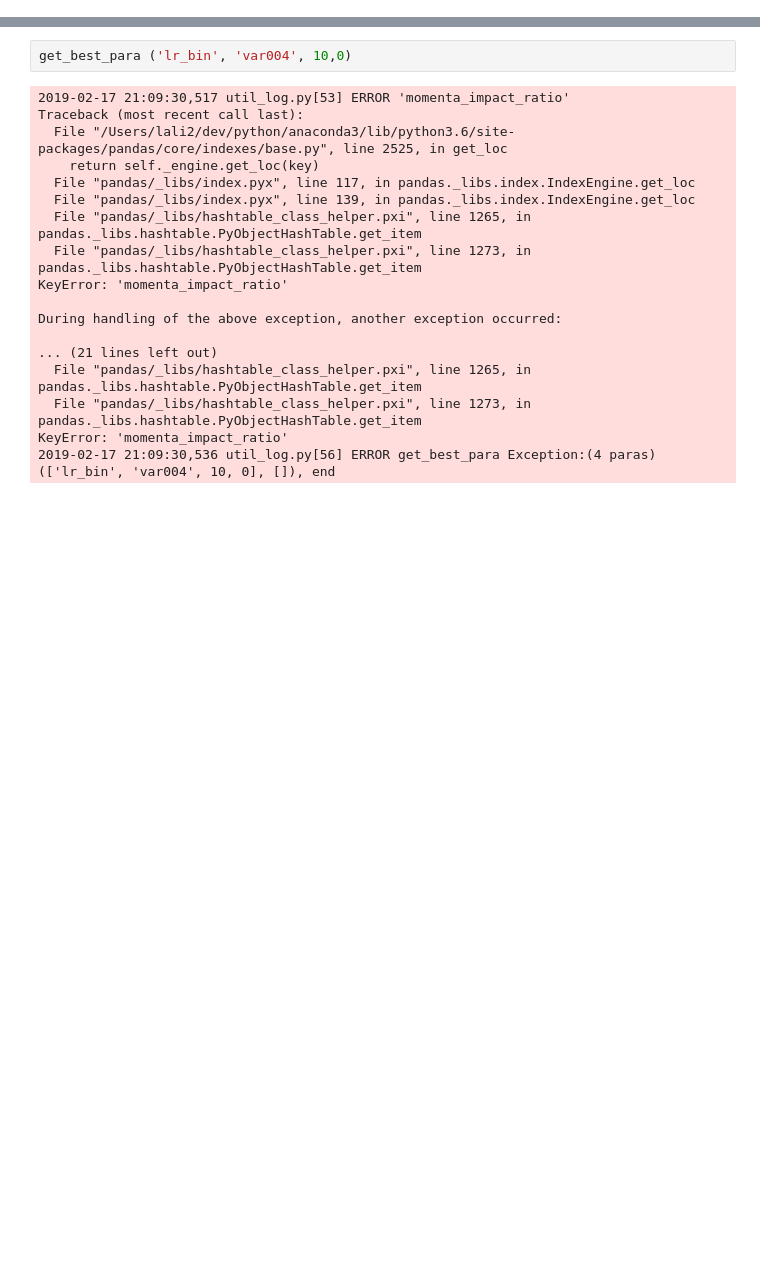
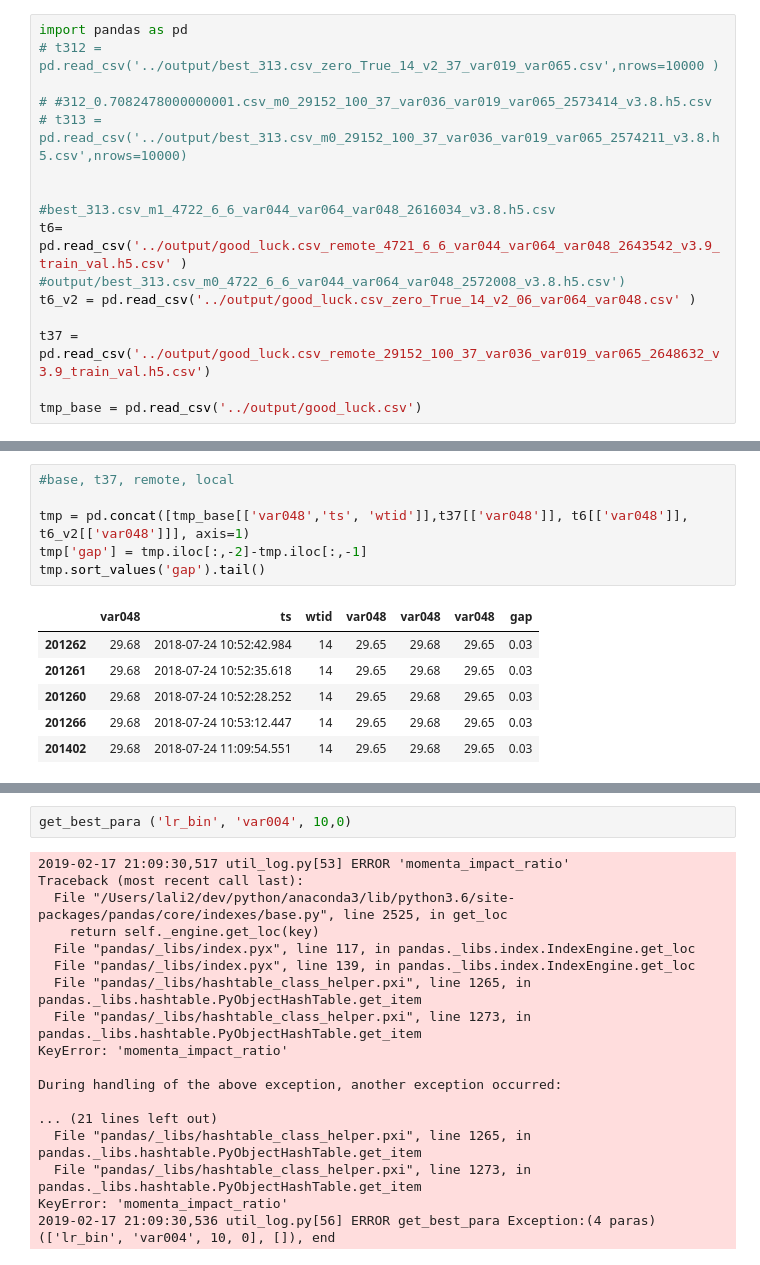
Before and after one commit to Flyfoxs/df_jf, a Jupyter notebook: notebook/analysis.ipynb, the cells around one changed output, grey strips where cells are left out. Drawn from its saved outputs; the diff is of its cells as text; blank space fills up the shorter version.

```diff
--- a/notebook/analysis.ipynb
+++ b/notebook/analysis.ipynb
@@ -77,0 +1,16 @@ lr_bin_9
+# %%
+import pandas as pd
+# t312 = pd.read_csv('../output/best_313.csv_zero_True_14_v2_37_var019_var065.csv',nrows=10000 )
+
+# #312_0.7082478000000001.csv_m0_29152_100_37_var036_var019_var065_2573414_v3.8.h5.csv
+# t313 = pd.read_csv('../output/best_313.csv_m0_29152_100_37_var036_var019_var065_2574211_v3.8.h5.csv',nrows=10000)
+
+
+#best_313.csv_m1_4722_6_6_var044_var064_var048_2616034_v3.8.h5.csv
+t6= pd.read_csv('../output/good_luck.csv_remote_4721_6_6_var044_var064_var048_2643542_v3.9_train_val.h5.csv' )
+#output/best_313.csv_m0_4722_6_6_var044_var064_var048_2572008_v3.8.h5.csv')
+t6_v2 = pd.read_csv('../output/good_luck.csv_zero_True_14_v2_06_var064_var048.csv' )
+
+t37 = pd.read_csv('../output/good_luck.csv_remote_29152_100_37_var036_var019_var065_2648632_v3.9_train_val.h5.csv')
+
+tmp_base = pd.read_csv('../output/good_luck.csv')
@@ -77,0 +64,13 @@ lr_bin_9
+# %%
+#base, t37, remote, local
+
+tmp = pd.concat([tmp_base[['var048','ts', 'wtid']],t37[['var048']], t6[['var048']], t6_v2[['var048']]], axis=1)
+tmp['gap'] = tmp.iloc[:,-2]-tmp.iloc[:,-1]
+tmp.sort_values('gap').tail()
+# %% [output]
+|  | var048 | ts | wtid | var048 | var048 | var048 | gap |
+| 201262 | 29.68 | 2018-07-24 10:52:42.984 | 14 | 29.65 | 29.68 | 29.65 | 0.03 |
+| 201261 | 29.68 | 2018-07-24 10:52:35.618 | 14 | 29.65 | 29.68 | 29.65 | 0.03 |
+| 201260 | 29.68 | 2018-07-24 10:52:28.252 | 14 | 29.65 | 29.68 | 29.65 | 0.03 |
+| 201266 | 29.68 | 2018-07-24 10:53:12.447 | 14 | 29.65 | 29.68 | 29.65 | 0.03 |
+| 201402 | 29.68 | 2018-07-24 11:09:54.551 | 14 | 29.65 | 29.68 | 29.65 | 0.03 |
```
Also changed, not shown: parts of 6 cells of this notebook, 23 other files.
